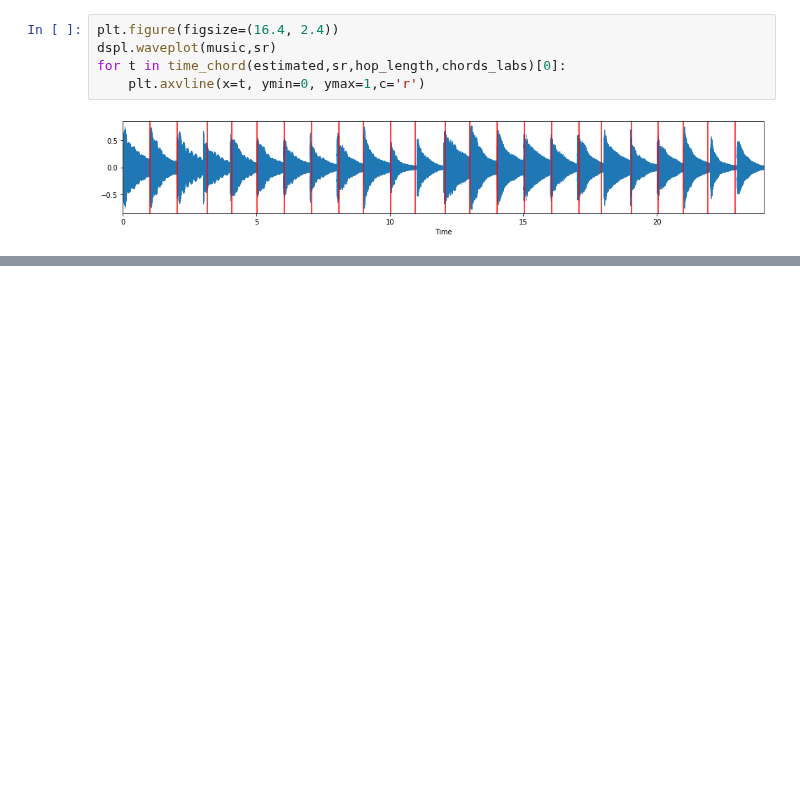
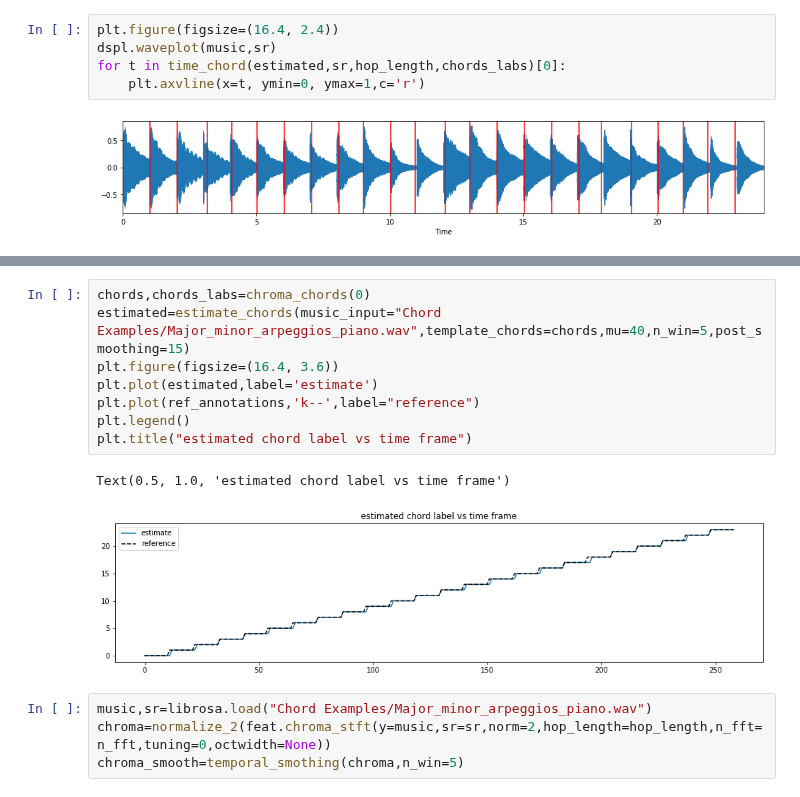
Before and after one commit to fmacca/template-chord-matching, a Jupyter notebook: Template_matching_tutorial.ipynb, the cells around one changed output, grey strips where cells are left out. Saved outputs shown, nothing was run; the diff lists cells and outputs as text; blank space fills up the shorter version.

Commit message:
Adding arpeggios example

```diff
--- a/Template_matching_tutorial.ipynb
+++ b/Template_matching_tutorial.ipynb
@@ -698,0 +781,15 @@ for t in time_chord(estimated,sr,hop_length,chords_labs)[0]:
+# %%
+chords,chords_labs=chroma_chords(0)
+estimated=estimate_chords(music_input="Chord Examples/Major_minor_arpeggios_piano.wav",template_chords=chords,mu=40,n_win=5,post_smoothing=15)
+plt.figure(figsize=(16.4, 3.6))
+plt.plot(estimated,label='estimate')
+plt.plot(ref_annotations,'k--',label="reference")
+plt.legend()
+plt.title("estimated chord label vs time frame")
+# %% [output]
+Text(0.5, 1.0, 'estimated chord label vs time frame')
+[figure, added]
+# %%
+music,sr=librosa.load("Chord Examples/Major_minor_arpeggios_piano.wav")
+chroma=normalize_2(feat.chroma_stft(y=music,sr=sr,norm=2,hop_length=hop_length,n_fft=n_fft,tuning=0,octwidth=None))
+chroma_smooth=temporal_smothing(chroma,n_win=5)
```
Also changed, not shown: parts of 6 cells of this notebook, 3 other files.
